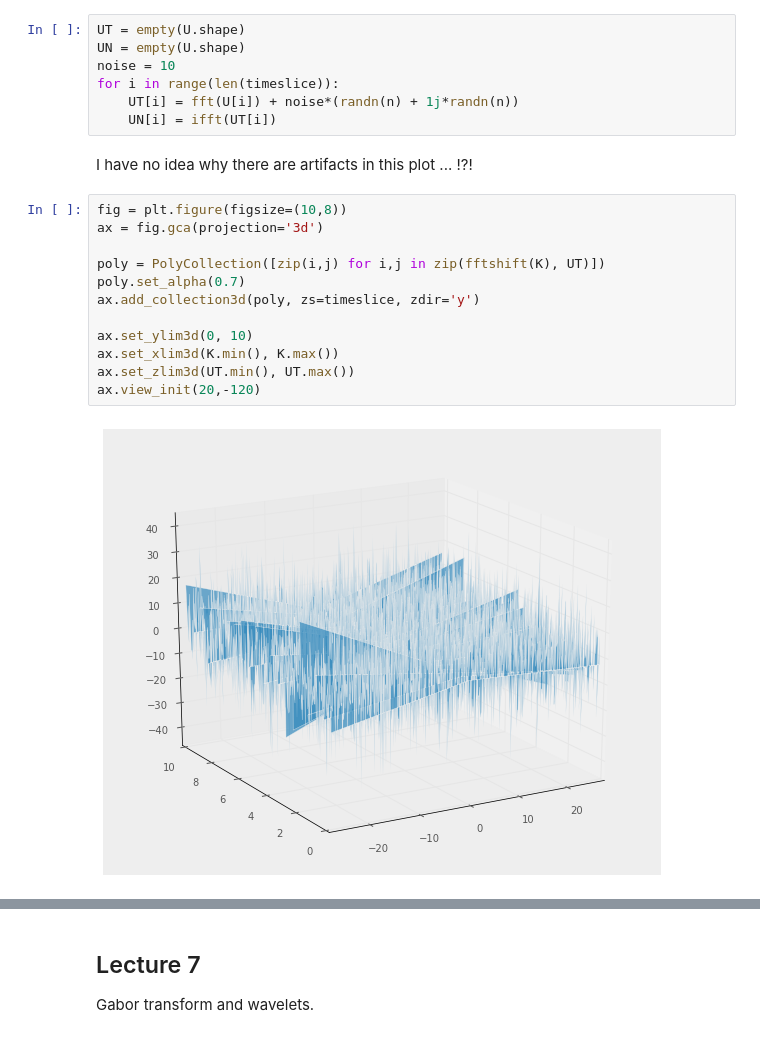
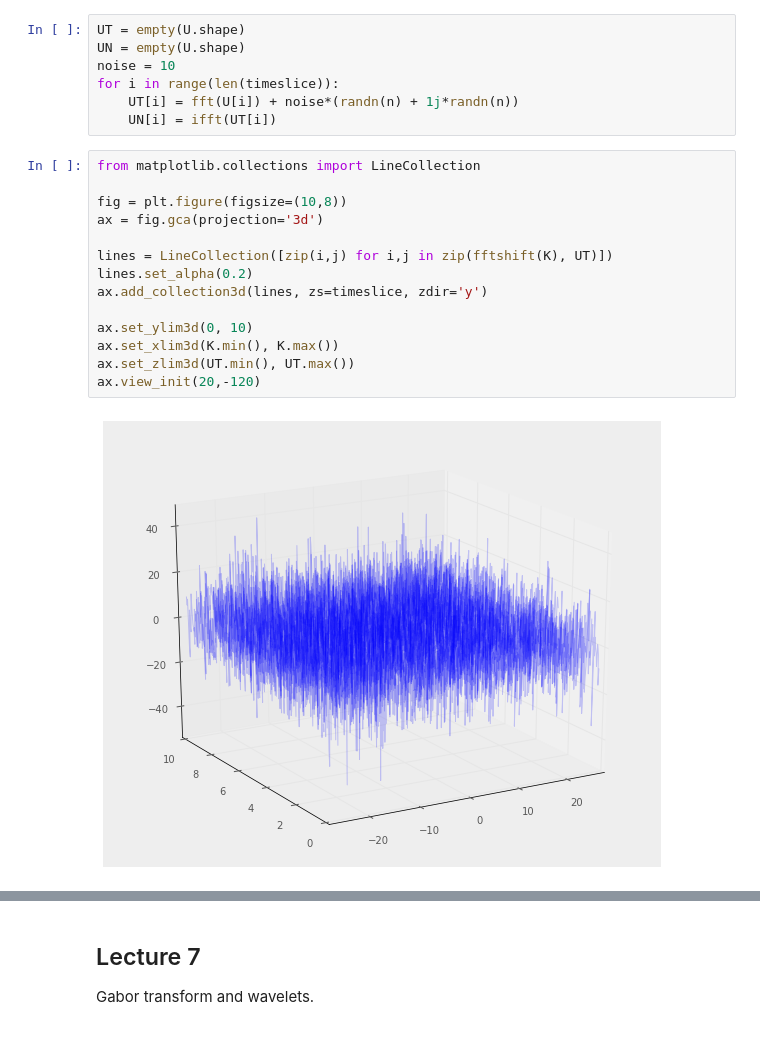
Before and after one commit to ksawlani/ComputationalMethodsCourse, a Jupyter notebook: Coursera Data Analysis.ipynb, the cells around one changed output, grey strips where cells are left out. Drawn from its saved outputs; the diff is of its cells as text.

Commit message:
Removed artifacts from Lecture 3 example

```diff
--- a/Coursera Data Analysis.ipynb
+++ b/Coursera Data Analysis.ipynb
@@ -297,22 +297,22 @@ noise = 10
 for i in range(len(timeslice)):
     UT[i] = fft(U[i]) + noise*(randn(n) + 1j*randn(n))
     UN[i] = ifft(UT[i])
-# %% [markdown]
-I have no idea why there are artifacts in this plot ... !?!
 # %%
+from matplotlib.collections import LineCollection
+
 fig = plt.figure(figsize=(10,8))
 ax = fig.gca(projection='3d')
 
-poly = PolyCollection([zip(i,j) for i,j in zip(fftshift(K), UT)])
-poly.set_alpha(0.7)
-ax.add_collection3d(poly, zs=timeslice, zdir='y')
+lines = LineCollection([zip(i,j) for i,j in zip(fftshift(K), UT)])
+lines.set_alpha(0.2)
+ax.add_collection3d(lines, zs=timeslice, zdir='y')
 
 ax.set_ylim3d(0, 10)
 ax.set_xlim3d(K.min(), K.max())
 ax.set_zlim3d(UT.min(), UT.max())
 ax.view_init(20,-120)
 # %% [output]
-[figure, old version]
+[figure, new version]
 # %%
 fig = plt.figure(figsize=(10,8))
 ax = fig.gca(projection='3d')
```
Also changed, not shown: parts of 9 cells of this notebook.
